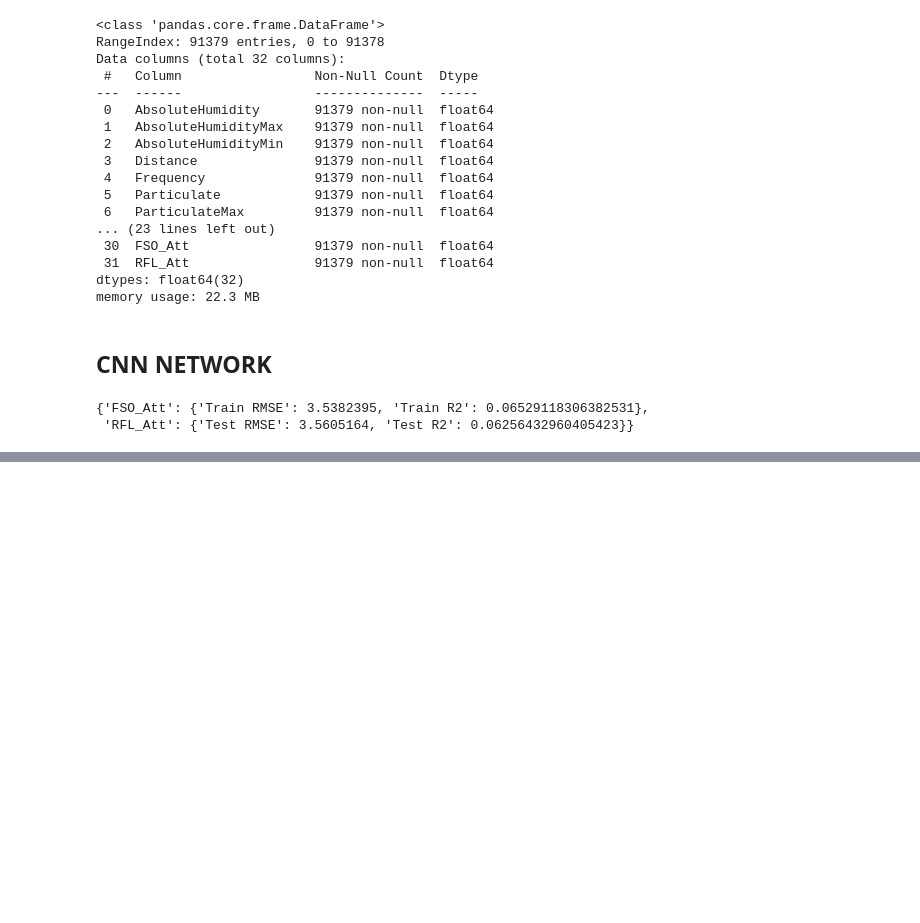
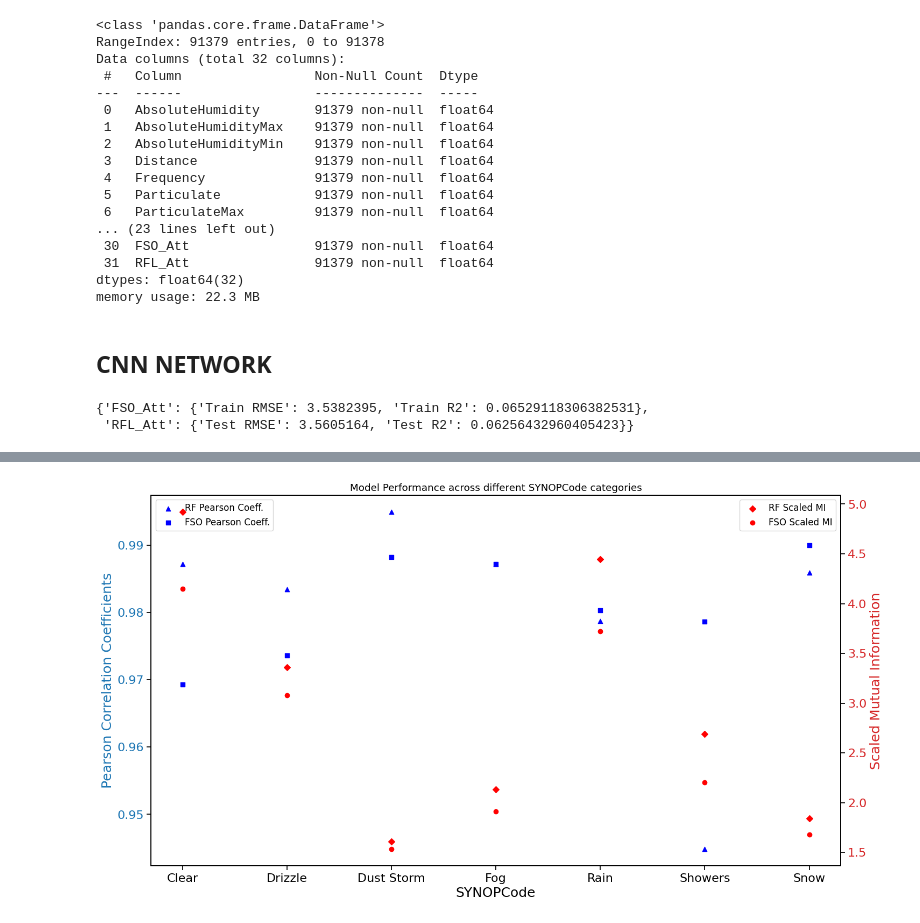
Before and after one commit to JosephKiragu/Machine-Learning-Channel-Attenuation, a Jupyter notebook: base_model_2.ipynb, the cells around one changed output, grey strips where cells are left out. Drawn from its saved outputs; the diff is of its cells as text; code cells hidden in the pictures; blank space fills up the shorter version.

```diff
--- a/base_model_2.ipynb
+++ b/base_model_2.ipynb
@@ -964,0 +1255,20 @@ cnn_with_noise_model_result['Metrics']
+# %%
+# Predicting values for the entire dataset
+X = df.drop(columns=['FSO_Att', 'RFL_Att'])
+
+X_processed = preprocessor.transform(X)
+predictions = model.predict(X_processed)
+
+# Adding the predicted values to the dataframe
+df['Predicted_FSO_Att'] = predictions[:, 0]
+df['Predicted_RFL_Att'] = predictions[:, 1]
+
+# Grouping data by SYNOPCode
+grouped_data = df.groupby('SYNOPCode').agg({
+    'FSO_Att': list,
+    'RFL_Att': list,
+    'Predicted_FSO_Att': list,
+    'Predicted_RFL_Att': list
+}).reset_index()
+
+grouped_data.head()
@@ -964,0 +1380,42 @@ cnn_with_noise_model_result['Metrics']
+# %%
+import matplotlib.pyplot as plt
+
+plt.rcParams['font.size'] = 16
+plt.rcParams['axes.labelsize'] = 18
+plt.rcParams['xtick.labelsize'] = 16
+plt.rcParams['ytick.labelsize'] = 16
+
+
+# Function to plot the dual-axis chart
+def plot_dual_axis_chart(metrics_df):
+	# Visualization using the provided format
+	fig, ax1 = plt.subplots(figsize=(15, 8))
+
+	# Pearson correlation coefficients
+	ax1.set_xlabel('SYNOPCode')
+	ax1.set_ylabel('Pearson Correlation Coefficients', color='tab:blue')
+	ax1.scatter(metrics_df['SYNOPCode'], metrics_df['Pearson_Coeff_RFL'], marker='^', color='blue', label='RF Pearson Coeff.')
+	ax1.scatter(metrics_df['SYNOPCode'], metrics_df['Pearson_Coeff_FSO'], marker='s', color='blue', label='FSO Pearson Coeff.')
+	ax1.tick_params(axis='y', labelcolor='tab:blue')
+	ax1.legend(loc='upper left')
+
+	# Scaled Mutual Information
+	ax2 = ax1.twinx()
+	ax2.set_ylabel('Scaled Mutual Information', color='tab:red')
+	ax2.scatter(metrics_df['SYNOPCode'], metrics_df['Scaled_MI_RFL'], marker='D', color='red', label='RF Scaled MI')
+	ax2.scatter(metrics_df['SYNOPCode'], metrics_df['Scaled_MI_FSO'], marker='o', color='red', label='FSO Scaled MI')
+	ax2.tick_params(axis='y', labelcolor='tab:red')
+	ax2.legend(loc='upper right')
+
+	# Display the plot
+	# Legends and title
+	fig.tight_layout()
+	# fig.legend(loc="upper left", bbox_to_anchor=(0.1,0.9))
+	plt.title('Model Performance across different SYNOPCode categories')
+	plt.show()
+
+
+# Plotting the chart
+plot_dual_axis_chart(metrics_test_df)
+# %% [output]
+[figure, added]
```
Also changed, not shown: parts of 13 cells of this notebook, 4 other files.
